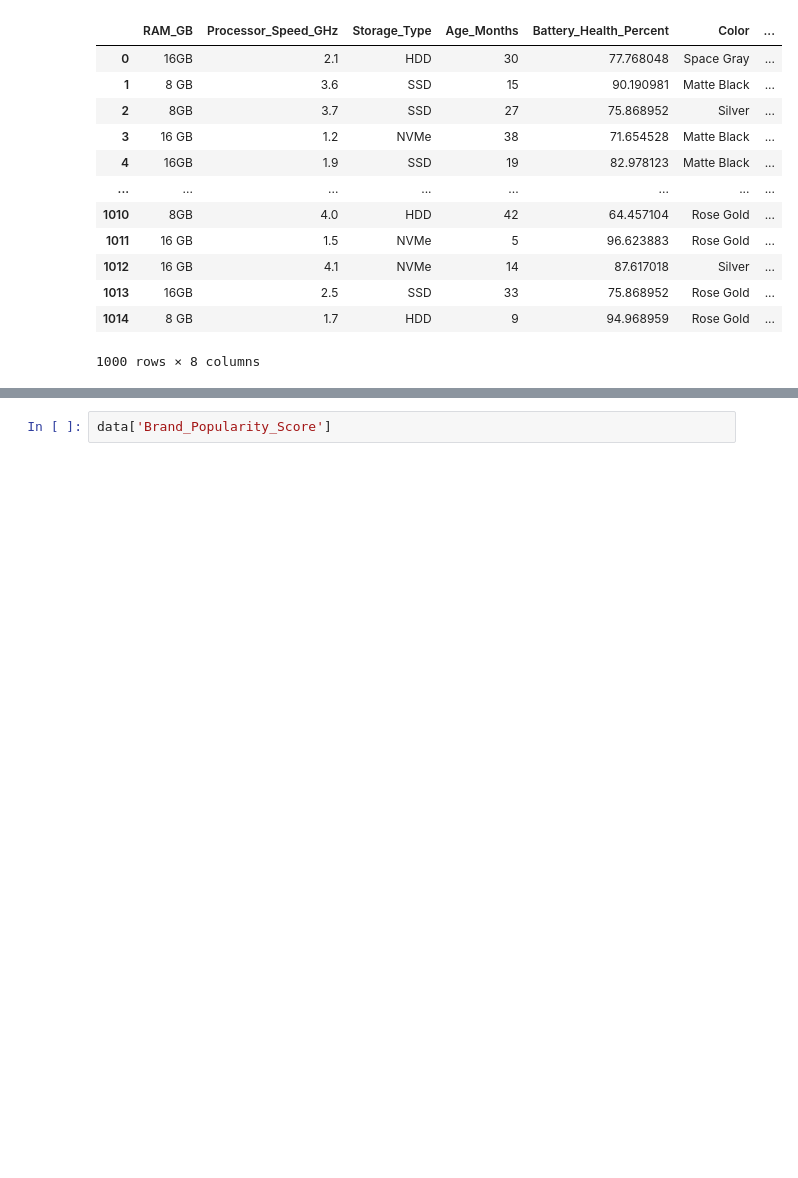
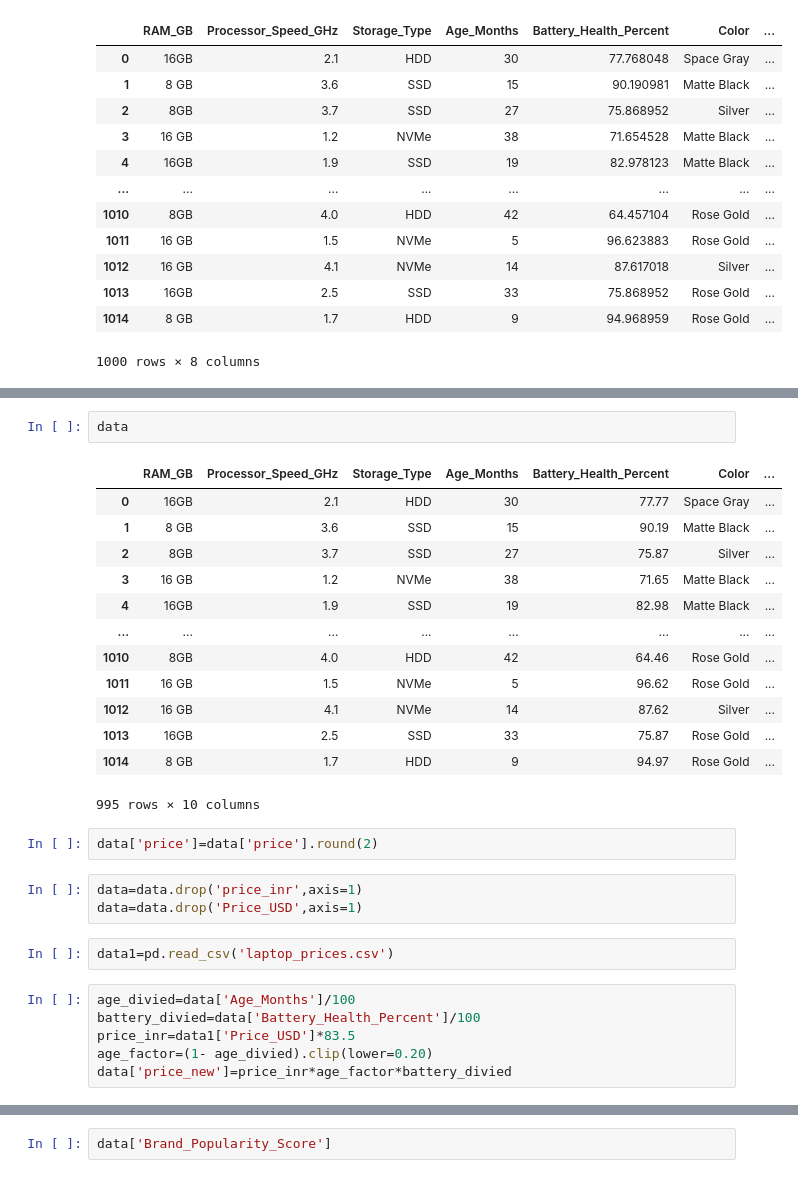
Before and after one commit to vishva0710/ML-From-Scratch, a Jupyter notebook: Machine-Learning/Linear-Regression/find_the_laptop_prices_using_LR.ipynb, the cells around one changed output, grey strips where cells are left out. Saved outputs shown, nothing was run; the diff lists cells and outputs as text; blank space fills up the shorter version.

```diff
--- a/Machine-Learning/Linear-Regression/find_the_laptop_prices_using_LR.ipynb
+++ b/Machine-Learning/Linear-Regression/find_the_laptop_prices_using_LR.ipynb
@@ -233,0 +265,29 @@ Name: Age_Months, Length: 1000, dtype: int64
+# %%
+data
+# %% [output]
+|  | RAM_GB | Processor_Speed_GHz | Storage_Type | Age_Months | Battery_Health_Percent | Color | ... |
+| 0 | 16GB | 2.1 | HDD | 30 | 77.77 | Space Gray | ... |
+| 1 | 8 GB | 3.6 | SSD | 15 | 90.19 | Matte Black | ... |
+| 2 | 8GB | 3.7 | SSD | 27 | 75.87 | Silver | ... |
+| 3 | 16 GB | 1.2 | NVMe | 38 | 71.65 | Matte Black | ... |
+| 4 | 16GB | 1.9 | SSD | 19 | 82.98 | Matte Black | ... |
+| ... | ... | ... | ... | ... | ... | ... | ... |
+| 1010 | 8GB | 4.0 | HDD | 42 | 64.46 | Rose Gold | ... |
+| 1011 | 16 GB | 1.5 | NVMe | 5 | 96.62 | Rose Gold | ... |
+| 1012 | 16 GB | 4.1 | NVMe | 14 | 87.62 | Silver | ... |
+| 1013 | 16GB | 2.5 | SSD | 33 | 75.87 | Rose Gold | ... |
+| 1014 | 8 GB | 1.7 | HDD | 9 | 94.97 | Rose Gold | ... |
+995 rows × 10 columns
+# %%
+data['price']=data['price'].round(2)
+# %%
+data=data.drop('price_inr',axis=1)
+data=data.drop('Price_USD',axis=1)
+# %%
+data1=pd.read_csv('laptop_prices.csv')
+# %%
+age_divied=data['Age_Months']/100
+battery_divied=data['Battery_Health_Percent']/100
+price_inr=data1['Price_USD']*83.5
+age_factor=(1- age_divied).clip(lower=0.20)
+data['price_new']=price_inr*age_factor*battery_divied
```
Also changed, not shown: parts of 7 cells of this notebook.
